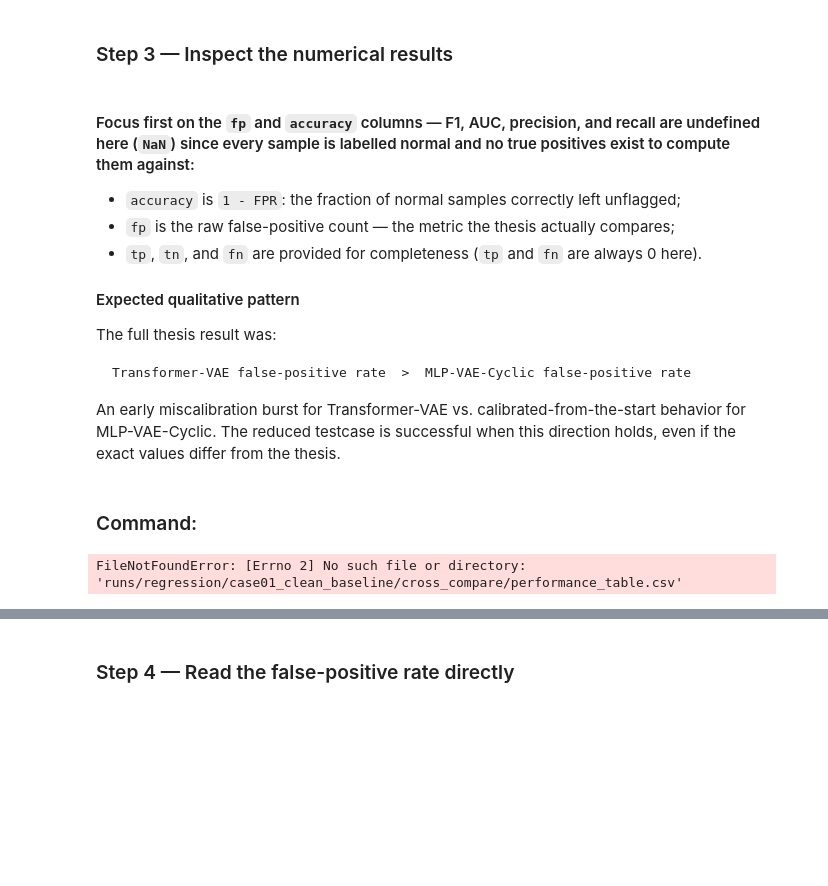
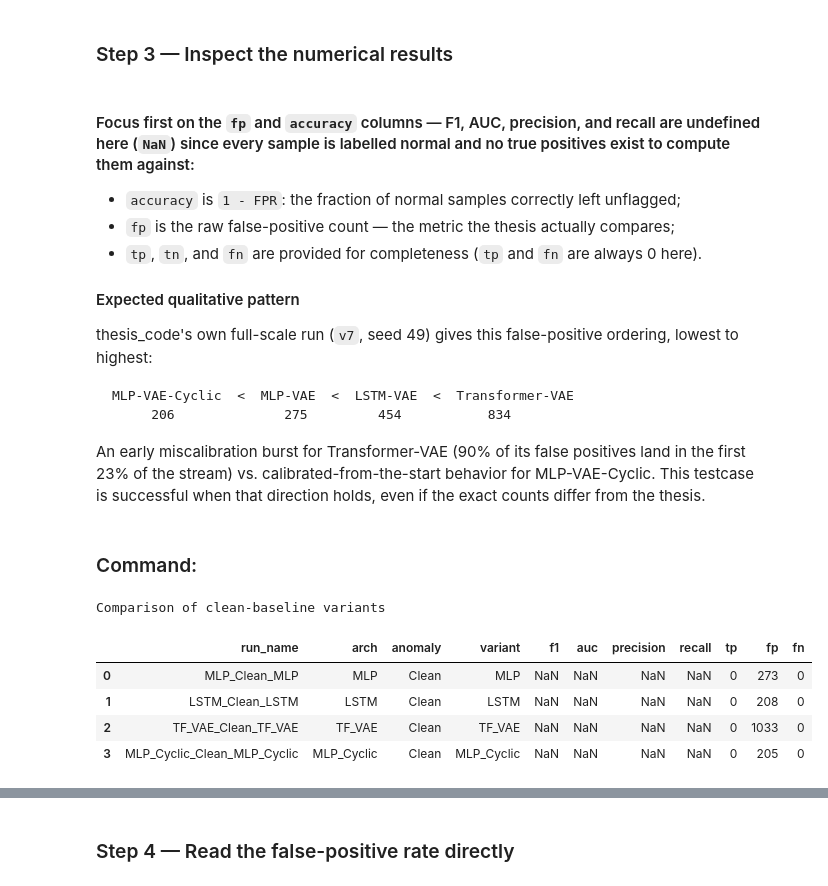
Before and after one commit to hadasecohen/streaming-vae-anomaly-detection, a Jupyter notebook: notebooks/cases/case01_clean_baseline.ipynb, the cells around one changed output, grey strips where cells are left out. Cells and saved outputs as stored; diff of their text form; code cells hidden in the pictures; blank space fills up the shorter version.

Commit message:
Verified results with thesis alignment

````diff
--- a/notebooks/cases/case01_clean_baseline.ipynb
+++ b/notebooks/cases/case01_clean_baseline.ipynb
@@ -244,32 +266,35 @@ No session directories found under runs/regression/case01_clean_baseline
 
 #### Expected qualitative pattern
 
-The full thesis result was:
+thesis_code's own full-scale run (`v7`, seed 49) gives this false-positive ordering, lowest to highest:
 
 ```text
-Transformer-VAE false-positive rate  >  MLP-VAE-Cyclic false-positive rate
+MLP-VAE-Cyclic  <  MLP-VAE  <  LSTM-VAE  <  Transformer-VAE
+     206              275         454           834
 ```
 
-An early miscalibration burst for Transformer-VAE vs. calibrated-from-the-start behavior for MLP-VAE-Cyclic. The reduced testcase is successful when this direction holds, even if the exact values differ from the thesis.
+An early miscalibration burst for Transformer-VAE (90% of its false positives land in the first 23% of the stream) vs. calibrated-from-the-start behavior for MLP-VAE-Cyclic. This testcase is successful when that direction holds, even if the exact counts differ from the thesis.
 # %% [markdown]
 ### Command:
 # %%
 import pandas as pd
 from IPython.display import display
 
-performance_path = (
-    "runs/regression/case01_clean_baseline/"
-    "cross_compare/performance_table.csv"
-)
+performance_path = f"{OUTPUT_DIR}/cross_compare/performance_table.csv"
 perf = pd.read_csv(performance_path)
 
 columns = [
     "run_name", "arch", "anomaly", "variant",
     "f1", "auc", "precision", "recall",
     "tp", "fp", "fn",
 ]
 
 print("Comparison of clean-baseline variants")
 display(perf[columns])
 # %% [output]
-FileNotFoundError: [Errno 2] No such file or directory: 'runs/regression/case01_clean_baseline/cross_compare/performance_table.csv'
+Comparison of clean-baseline variants
+|  | run_name | arch | anomaly | variant | f1 | auc | precision | recall | tp | fp | fn |
+| 0 | MLP_Clean_MLP | MLP | Clean | MLP | NaN | NaN | NaN | NaN | 0 | 273 | 0 |
+| 1 | LSTM_Clean_LSTM | LSTM | Clean | LSTM | NaN | NaN | NaN | NaN | 0 | 208 | 0 |
+| 2 | TF_VAE_Clean_TF_VAE | TF_VAE | Clean | TF_VAE | NaN | NaN | NaN | NaN | 0 | 1033 | 0 |
+| 3 | MLP_Cyclic_Clean_MLP_Cyclic | MLP_Cyclic | Clean | MLP_Cyclic | NaN | NaN | NaN | NaN | 0 | 205 | 0 |
````
Also changed, not shown: parts of 20 cells of this notebook, 3 other files.
